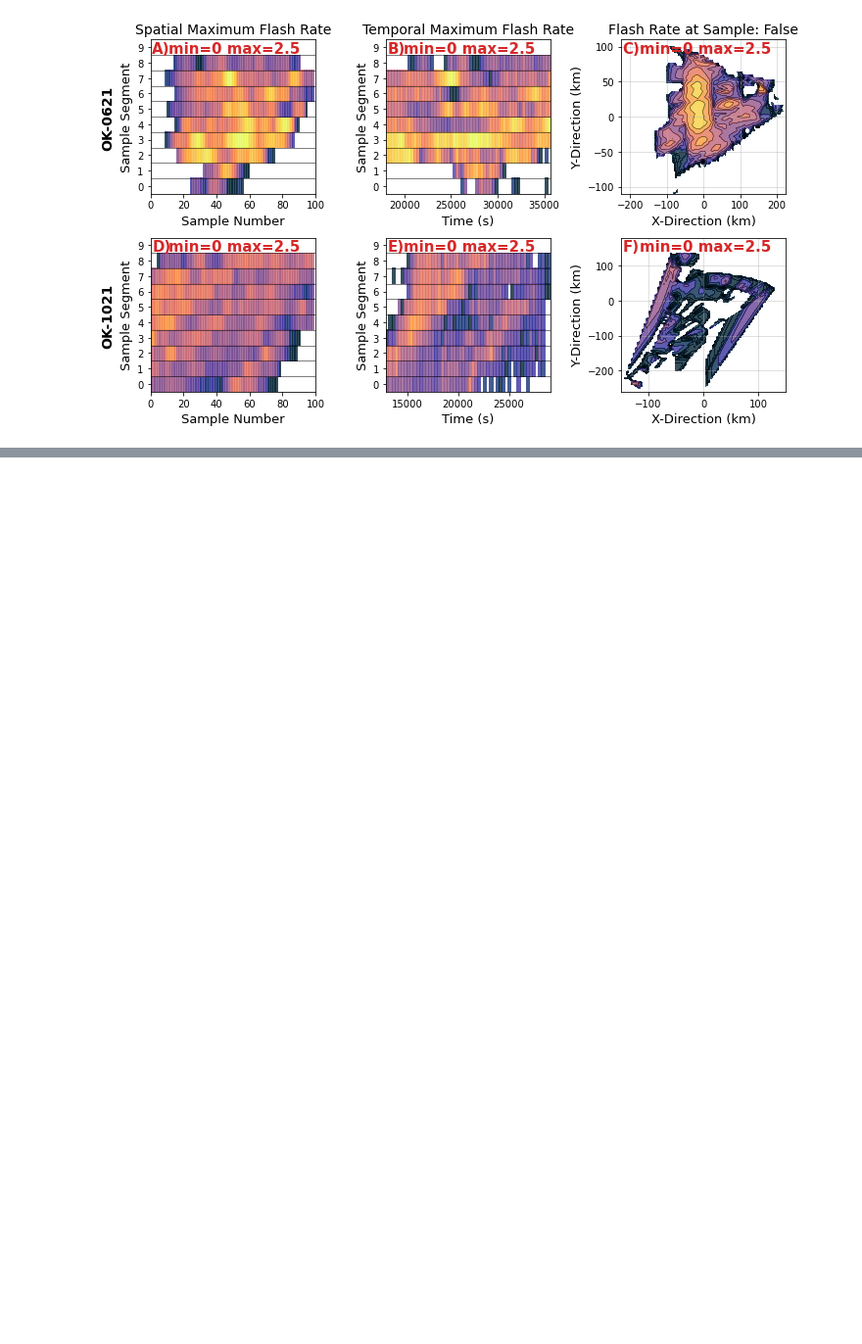
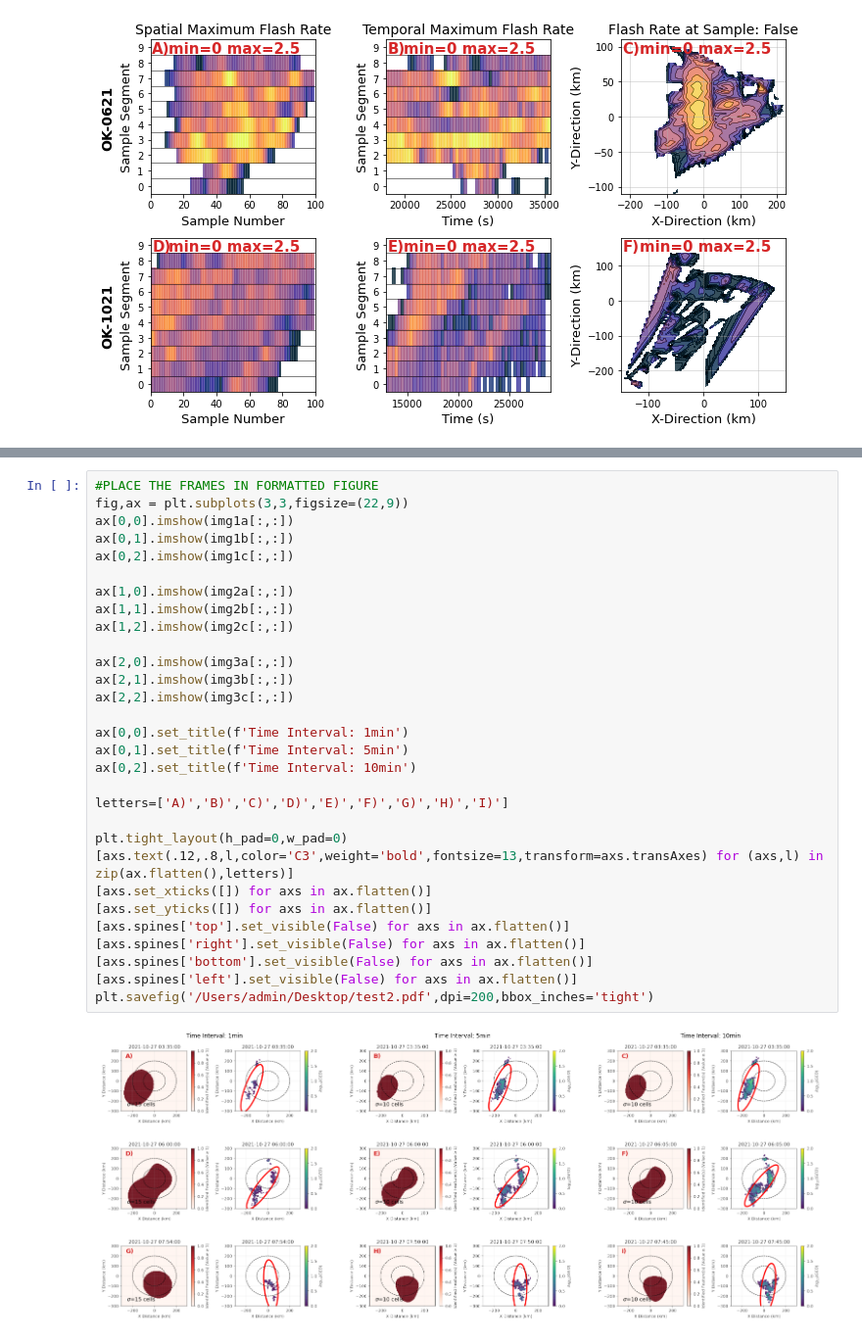
Before and after one commit to Vsalinas91/LTR-LightningTracking, a Jupyter notebook: Workflow-Sampling.ipynb, the cells around one changed output, grey strips where cells are left out. Shown at 98% size. Cells and saved outputs as stored; diff of their text form; blank space fills up the shorter version.

```diff
--- a/Workflow-Sampling.ipynb
+++ b/Workflow-Sampling.ipynb
@@ -319,0 +406,32 @@ plots.space_time(samps1,flash_field,samps2,flash_field2,xm,ym,xm2,ym2,data1,data
+# %%
+#PLACE THE FRAMES IN FORMATTED FIGURE
+fig,ax = plt.subplots(3,3,figsize=(22,9))
+ax[0,0].imshow(img1a[:,:])
+ax[0,1].imshow(img1b[:,:])
+ax[0,2].imshow(img1c[:,:])
+
+ax[1,0].imshow(img2a[:,:])
+ax[1,1].imshow(img2b[:,:])
+ax[1,2].imshow(img2c[:,:])
+
+ax[2,0].imshow(img3a[:,:])
+ax[2,1].imshow(img3b[:,:])
+ax[2,2].imshow(img3c[:,:])
+
+ax[0,0].set_title(f'Time Interval: 1min')
+ax[0,1].set_title(f'Time Interval: 5min')
+ax[0,2].set_title(f'Time Interval: 10min')
+
+letters=['A)','B)','C)','D)','E)','F)','G)','H)','I)']
+
+plt.tight_layout(h_pad=0,w_pad=0)
+[axs.text(.12,.8,l,color='C3',weight='bold',fontsize=13,transform=axs.transAxes) for (axs,l) in zip(ax.flatten(),letters)]
+[axs.set_xticks([]) for axs in ax.flatten()]
+[axs.set_yticks([]) for axs in ax.flatten()]
+[axs.spines['top'].set_visible(False) for axs in ax.flatten()]
+[axs.spines['right'].set_visible(False) for axs in ax.flatten()]
+[axs.spines['bottom'].set_visible(False) for axs in ax.flatten()]
+[axs.spines['left'].set_visible(False) for axs in ax.flatten()]
+plt.savefig('/Users/admin/Desktop/test2.pdf',dpi=200,bbox_inches='tight')
+# %% [output]
+[figure, added]
```
Also changed, not shown: parts of 9 cells of this notebook, 37 other files.
